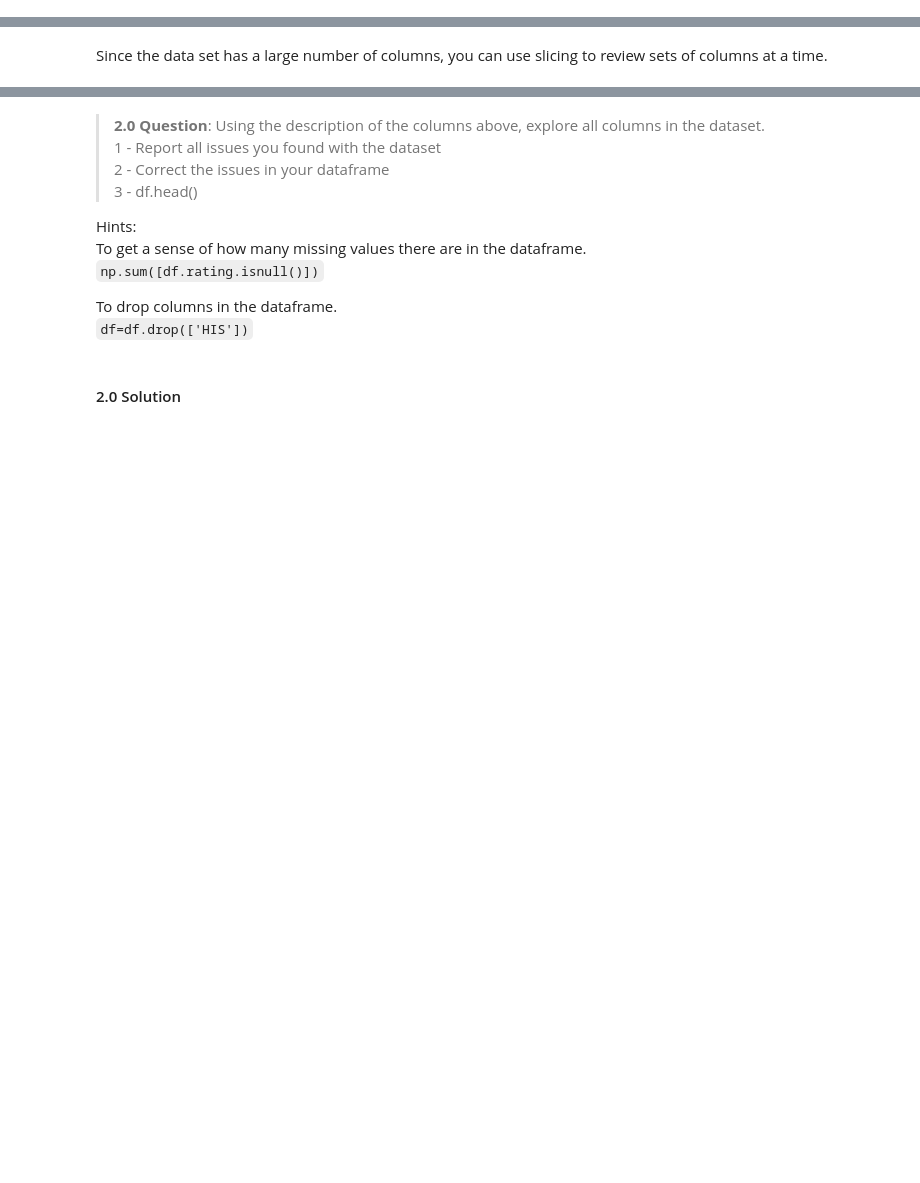
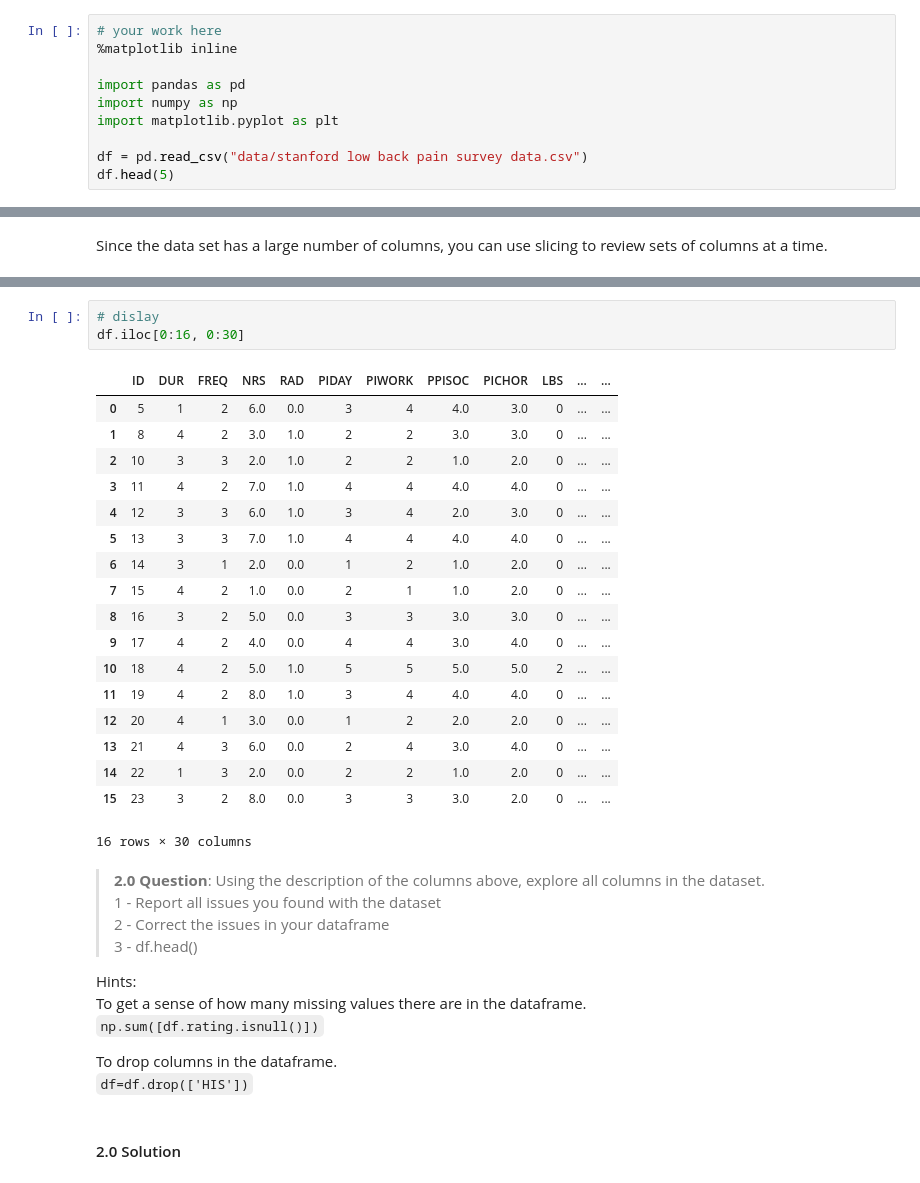
Before and after one commit to jayurbain/DataScienceIntro, a Jupyter notebook: labs/lab_2_eda/lab_2_eda_backpain.ipynb, the cells around one changed output, grey strips where cells are left out. Saved outputs shown, nothing was run; the diff lists cells and outputs as text; blank space fills up the shorter version.

Commit message:
update to pandas data manipulation and backpain notebooks

```diff
--- a/labs/lab_2_eda/lab_2_eda_backpain.ipynb
+++ b/labs/lab_2_eda/lab_2_eda_backpain.ipynb
@@ -130,0 +128,10 @@ SLEEP - 24. ??
+# %%
+# your work here
+%matplotlib inline
+
+import pandas as pd
+import numpy as np
+import matplotlib.pyplot as plt
+
+df = pd.read_csv("data/stanford low back pain survey data.csv")
+df.head(5)
@@ -144,3 +195,25 @@ df.iloc[0:10, 0:15]
+# %%
+# dislay
+df.iloc[0:16, 0:30]
+# %% [output]
+|  | ID | DUR | FREQ | NRS | RAD | PIDAY | PIWORK | PPISOC | PICHOR | LBS | ... | ... |
+| 0 | 5 | 1 | 2 | 6.0 | 0.0 | 3 | 4 | 4.0 | 3.0 | 0 | ... | ... |
+| 1 | 8 | 4 | 2 | 3.0 | 1.0 | 2 | 2 | 3.0 | 3.0 | 0 | ... | ... |
+| 2 | 10 | 3 | 3 | 2.0 | 1.0 | 2 | 2 | 1.0 | 2.0 | 0 | ... | ... |
+| 3 | 11 | 4 | 2 | 7.0 | 1.0 | 4 | 4 | 4.0 | 4.0 | 0 | ... | ... |
+| 4 | 12 | 3 | 3 | 6.0 | 1.0 | 3 | 4 | 2.0 | 3.0 | 0 | ... | ... |
+| 5 | 13 | 3 | 3 | 7.0 | 1.0 | 4 | 4 | 4.0 | 4.0 | 0 | ... | ... |
+| 6 | 14 | 3 | 1 | 2.0 | 0.0 | 1 | 2 | 1.0 | 2.0 | 0 | ... | ... |
+| 7 | 15 | 4 | 2 | 1.0 | 0.0 | 2 | 1 | 1.0 | 2.0 | 0 | ... | ... |
+| 8 | 16 | 3 | 2 | 5.0 | 0.0 | 3 | 3 | 3.0 | 3.0 | 0 | ... | ... |
+| 9 | 17 | 4 | 2 | 4.0 | 0.0 | 4 | 4 | 3.0 | 4.0 | 0 | ... | ... |
+| 10 | 18 | 4 | 2 | 5.0 | 1.0 | 5 | 5 | 5.0 | 5.0 | 2 | ... | ... |
+| 11 | 19 | 4 | 2 | 8.0 | 1.0 | 3 | 4 | 4.0 | 4.0 | 0 | ... | ... |
+| 12 | 20 | 4 | 1 | 3.0 | 0.0 | 1 | 2 | 2.0 | 2.0 | 0 | ... | ... |
+| 13 | 21 | 4 | 3 | 6.0 | 0.0 | 2 | 4 | 3.0 | 4.0 | 0 | ... | ... |
+| 14 | 22 | 1 | 3 | 2.0 | 0.0 | 2 | 2 | 1.0 | 2.0 | 0 | ... | ... |
+| 15 | 23 | 3 | 2 | 8.0 | 0.0 | 3 | 3 | 3.0 | 2.0 | 0 | ... | ... |
+16 rows × 30 columns
 # %% [markdown]
 >**2.0 Question**:
 Using the description of the columns above, explore all columns in the dataset.
```
Also changed, not shown: parts of 10 cells of this notebook, 1 other file.
